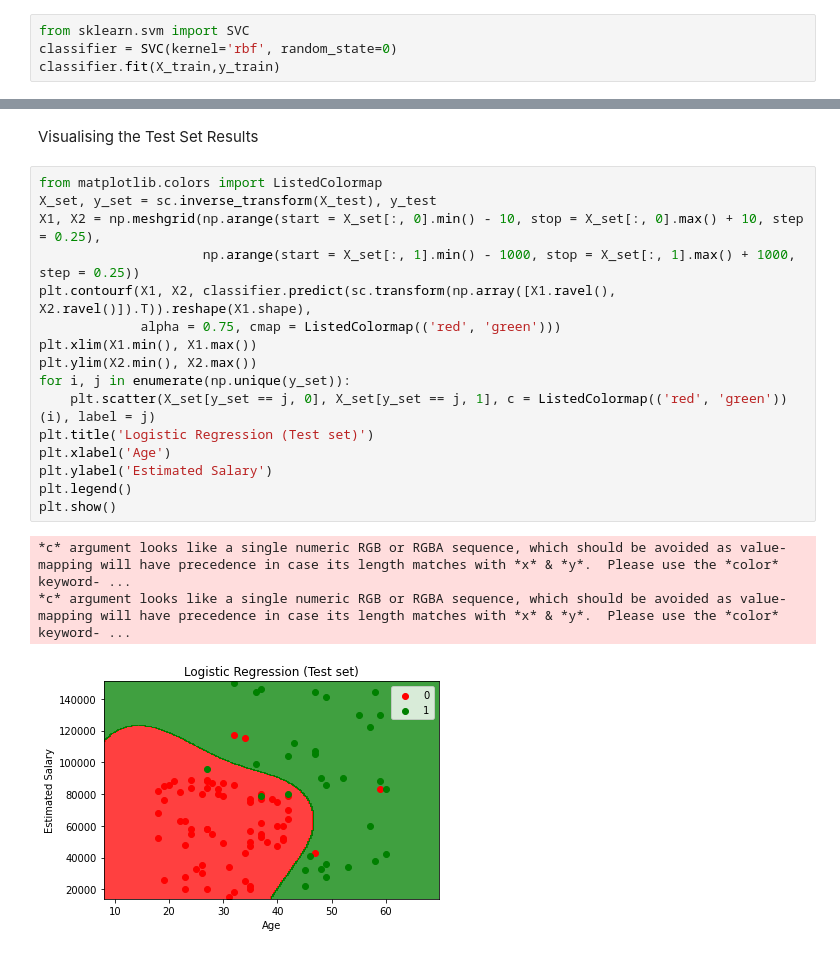
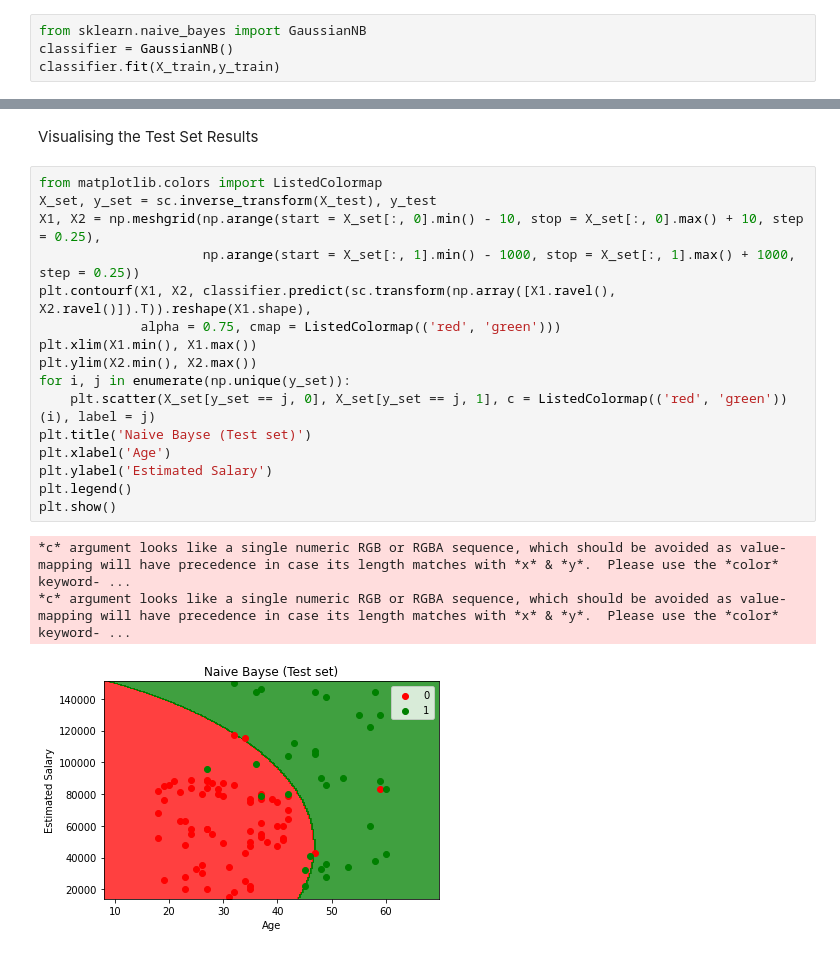
Before and after one commit to aruj900/Python, a Jupyter notebook: MLUdemy/Classification/Naive_Bayes/naive_bayes.ipynb, the cells around one changed output, grey strips where cells are left out. Saved outputs shown, nothing was run; the diff lists cells and outputs as text.

```diff
--- a/MLUdemy/Classification/Naive_Bayes/naive_bayes.ipynb
+++ b/MLUdemy/Classification/Naive_Bayes/naive_bayes.ipynb
@@ -27,7 +27,7 @@ X_test = sc.transform(X_test)
 # %% [markdown]
 Training the Logistic Regression Model
 # %%
-from sklearn.svm import SVC
-classifier = SVC(kernel='rbf', random_state=0)
+from sklearn.naive_bayes import GaussianNB
+classifier = GaussianNB()
 classifier.fit(X_train,y_train)
 # %% [output]
@@ -98,20 +98,20 @@ Visualising the Test Set Results
 # %%
 from matplotlib.colors import ListedColormap
 X_set, y_set = sc.inverse_transform(X_test), y_test
 X1, X2 = np.meshgrid(np.arange(start = X_set[:, 0].min() - 10, stop = X_set[:, 0].max() + 10, step = 0.25),
                      np.arange(start = X_set[:, 1].min() - 1000, stop = X_set[:, 1].max() + 1000, step = 0.25))
 plt.contourf(X1, X2, classifier.predict(sc.transform(np.array([X1.ravel(), X2.ravel()]).T)).reshape(X1.shape),
              alpha = 0.75, cmap = ListedColormap(('red', 'green')))
 plt.xlim(X1.min(), X1.max())
 plt.ylim(X2.min(), X2.max())
 for i, j in enumerate(np.unique(y_set)):
     plt.scatter(X_set[y_set == j, 0], X_set[y_set == j, 1], c = ListedColormap(('red', 'green'))(i), label = j)
-plt.title('Logistic Regression (Test set)')
+plt.title('Naive Bayse (Test set)')
 plt.xlabel('Age')
 plt.ylabel('Estimated Salary')
 plt.legend()
 plt.show()
 # %% [output]
 *c* argument looks like a single numeric RGB or RGBA sequence, which should be avoided as value-mapping will have precedence in case its length matches with *x* & *y*.  Please use the *color* keyword- ...
 *c* argument looks like a single numeric RGB or RGBA sequence, which should be avoided as value-mapping will have precedence in case its length matches with *x* & *y*.  Please use the *color* keyword- ...
-[figure, old version]
+[figure, new version]
```
Also changed, not shown: parts of 5 cells of this notebook, 2 other files.
